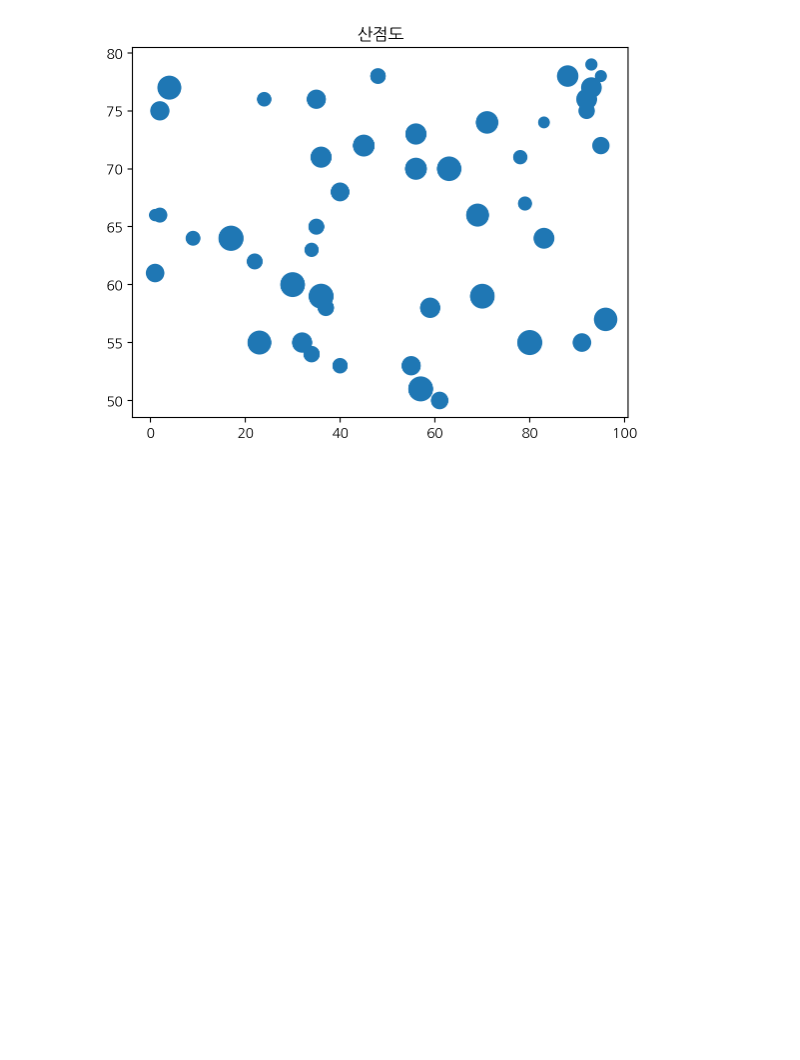
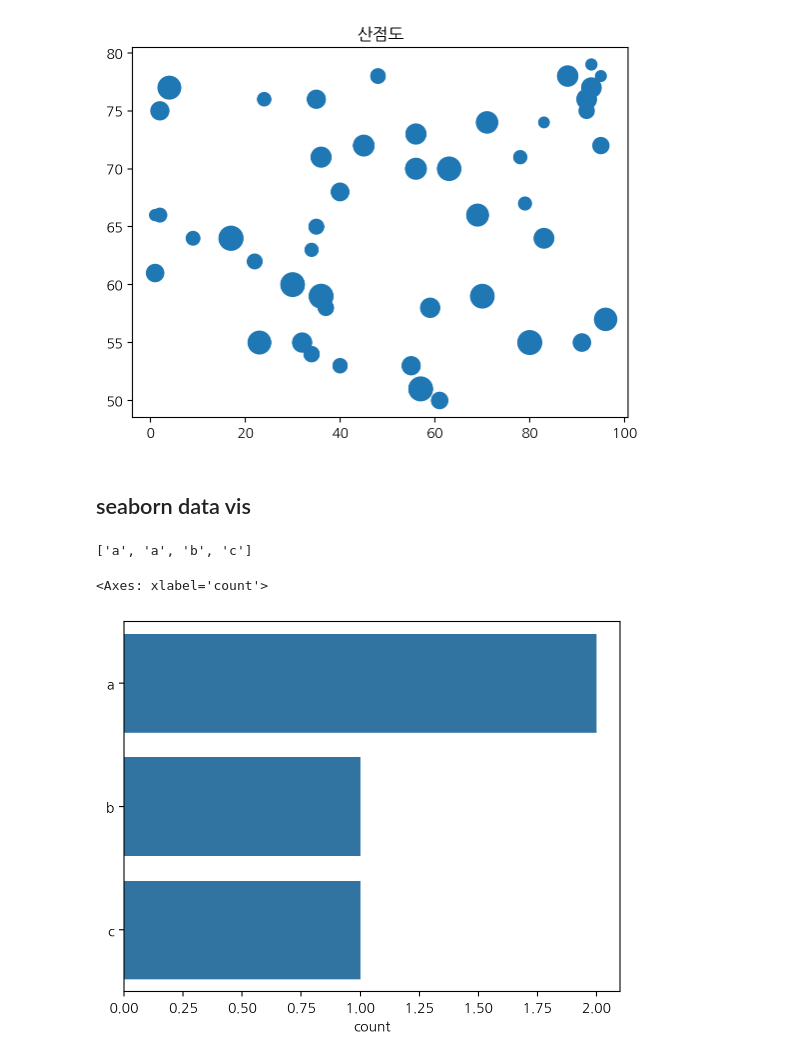
Before and after one commit to kok554/2024-1-my-BDA, a Jupyter notebook: inclass/01w_0311_bigdata_basic.ipynb, the cells around one changed output. Saved outputs shown, nothing was run; the diff lists cells and outputs as text; code cells hidden in the pictures; blank space fills up the shorter version.

```diff
--- a/inclass/01w_0311_bigdata_basic.ipynb
+++ b/inclass/01w_0311_bigdata_basic.ipynb
@@ -84,3 +84,5 @@ plt.title('산점도')
 # %% [output]
 Text(0.5, 1.0, '산점도')
 [figure]
+# %% [markdown]
+## seaborn data vis
@@ -86,0 +91,10 @@ Text(0.5, 1.0, '산점도')
+# %%
+var = ['a', 'a', 'b', 'c']
+var
+# %% [output]
+['a', 'a', 'b', 'c']
+# %%
+sns.countplot(var)
+# %% [output]
+<Axes: xlabel='count'>
+[figure, added]
```
Also changed, not shown: parts of 4 cells of this notebook.
